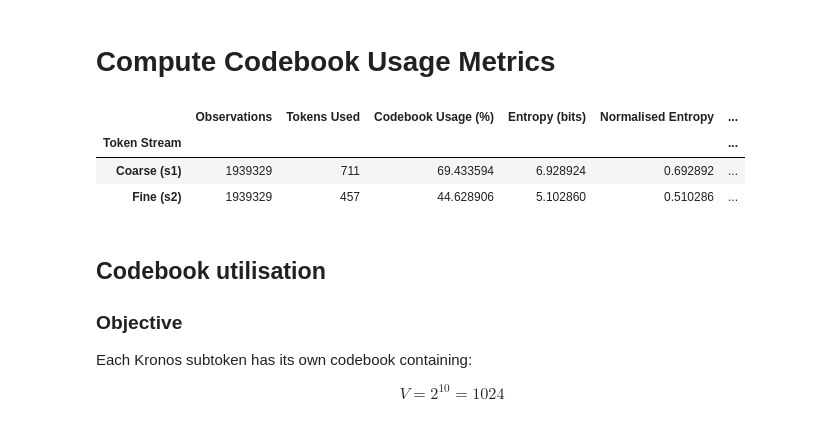
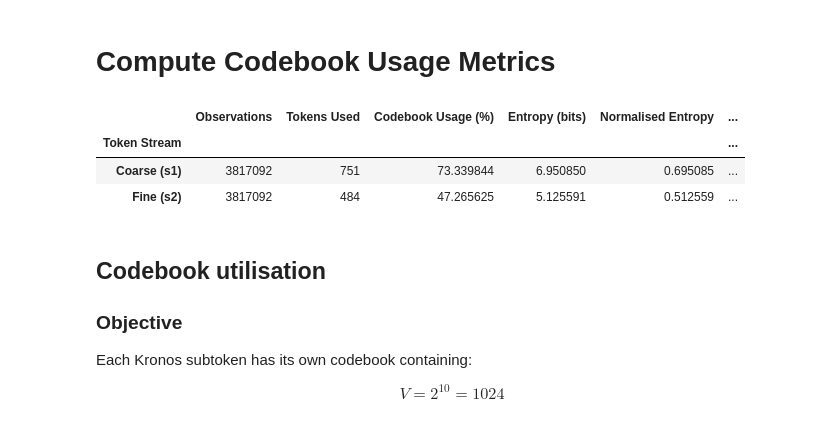
Before and after one commit to VishR-94/dynamic_graphs_thesis, a Jupyter notebook: notebooks/tokenizer.ipynb, the cells around one changed output. Saved outputs shown, nothing was run; the diff lists cells and outputs as text; code cells hidden in the pictures.

```diff
--- a/notebooks/tokenizer.ipynb
+++ b/notebooks/tokenizer.ipynb
@@ -1205,16 +1194,17 @@ display(invalid_candle_metrics)
 # %%
 codebook_usage_metrics = (
     compute_codebook_usage_metrics(
-        encoded_kronos_val,
+        encoded_kronos_train,
+        k=300
     )
 )
 
 display(codebook_usage_metrics)
 # %% [output]
 |  | Observations | Tokens Used | Codebook Usage (%) | Entropy (bits) | Normalised Entropy | ... |
 | Token Stream |  |  |  |  |  | ... |
-| Coarse (s1) | 1939329 | 711 | 69.433594 | 6.928924 | 0.692892 | ... |
-| Fine (s2) | 1939329 | 457 | 44.628906 | 5.102860 | 0.510286 | ... |
+| Coarse (s1) | 3817092 | 751 | 73.339844 | 6.950850 | 0.695085 | ... |
+| Fine (s2) | 3817092 | 484 | 47.265625 | 5.125591 | 0.512559 | ... |
 # %% [markdown]
 ## Codebook utilisation
 
```
Also changed, not shown: parts of 3 cells of this notebook, 11 other files.
